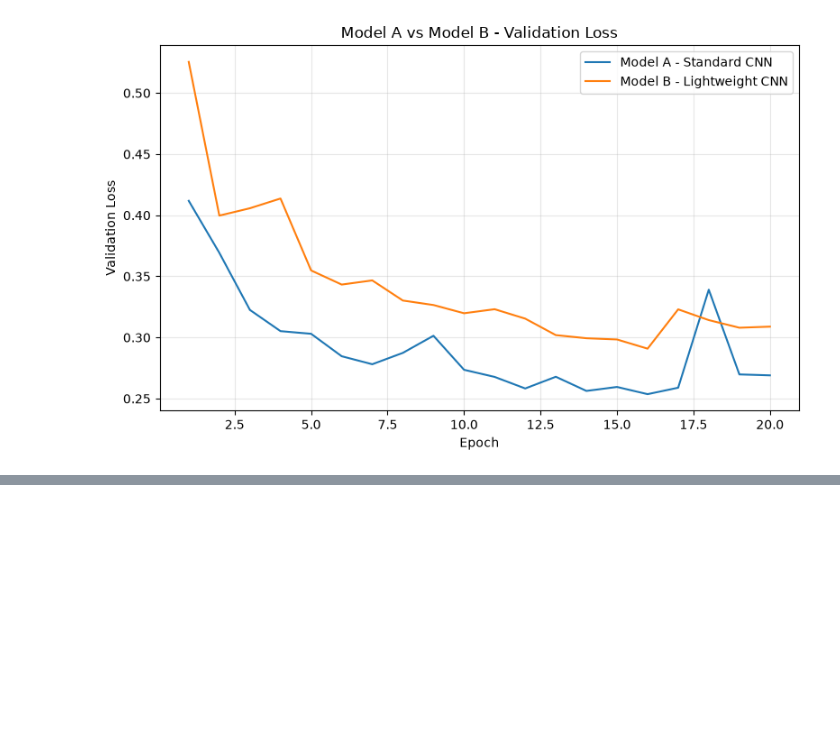
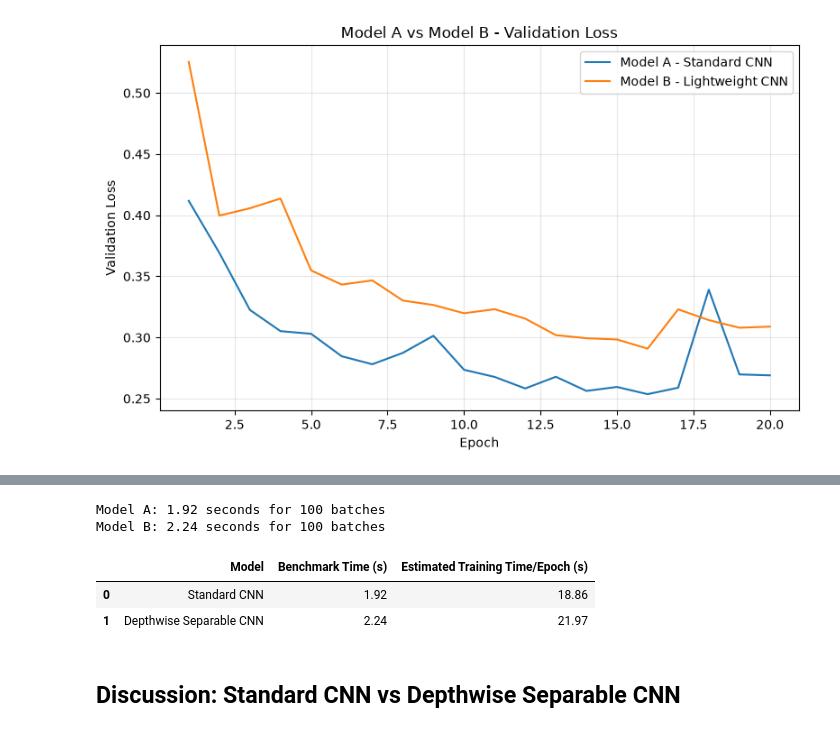
Before and after one commit to chabi1773/EN3150_Assignment_03_Team-FrameX, a Jupyter notebook: CNN_Model_Comparison.ipynb, the cells around one changed output, grey strips where cells are left out. Cells and saved outputs as stored; diff of their text form; code cells hidden in the pictures; blank space fills up the shorter version.

Commit message:
Add CNN training efficiency benchmark and trade-off analysis

```diff
--- a/CNN_Model_Comparison.ipynb
+++ b/CNN_Model_Comparison.ipynb
@@ -865,0 +922,45 @@ plt.show()
+# %%
+time_A, batches_A = benchmark_training(
+    Standard_CNN,
+    trainloader,
+    device
+)
+
+time_B, batches_B = benchmark_training(
+    DepthWise_Separable_CNN,
+    trainloader,
+    device
+)
+
+print(f"Model A: {time_A:.2f} seconds for {batches_A} batches")
+print(f"Model B: {time_B:.2f} seconds for {batches_B} batches")
+# %% [output]
+Model A: 1.92 seconds for 100 batches
+Model B: 2.24 seconds for 100 batches
+# %%
+total_batches = len(trainloader)
+
+estimated_epoch_A = time_A / batches_A * total_batches
+estimated_epoch_B = time_B / batches_B * total_batches
+
+benchmark_results = pd.DataFrame({
+    "Model": ["Standard CNN", "Depthwise Separable CNN"],
+    "Benchmark Time (s)": [time_A, time_B],
+    "Estimated Training Time/Epoch (s)": [
+        estimated_epoch_A,
+        estimated_epoch_B
+    ]
+})
+
+display(benchmark_results.round(2))
+
+benchmark_results.to_csv(
+    "CNN_training_time_benchmark.csv",
+    index=False
+)
+# %% [output]
+|  | Model | Benchmark Time (s) | Estimated Training Time/Epoch (s) |
+| 0 | Standard CNN | 1.92 | 18.86 |
+| 1 | Depthwise Separable CNN | 2.24 | 21.97 |
+# %% [markdown]
+## Discussion: Standard CNN vs Depthwise Separable CNN
```
Also changed, not shown: parts of 2 cells of this notebook, 1 other file.
